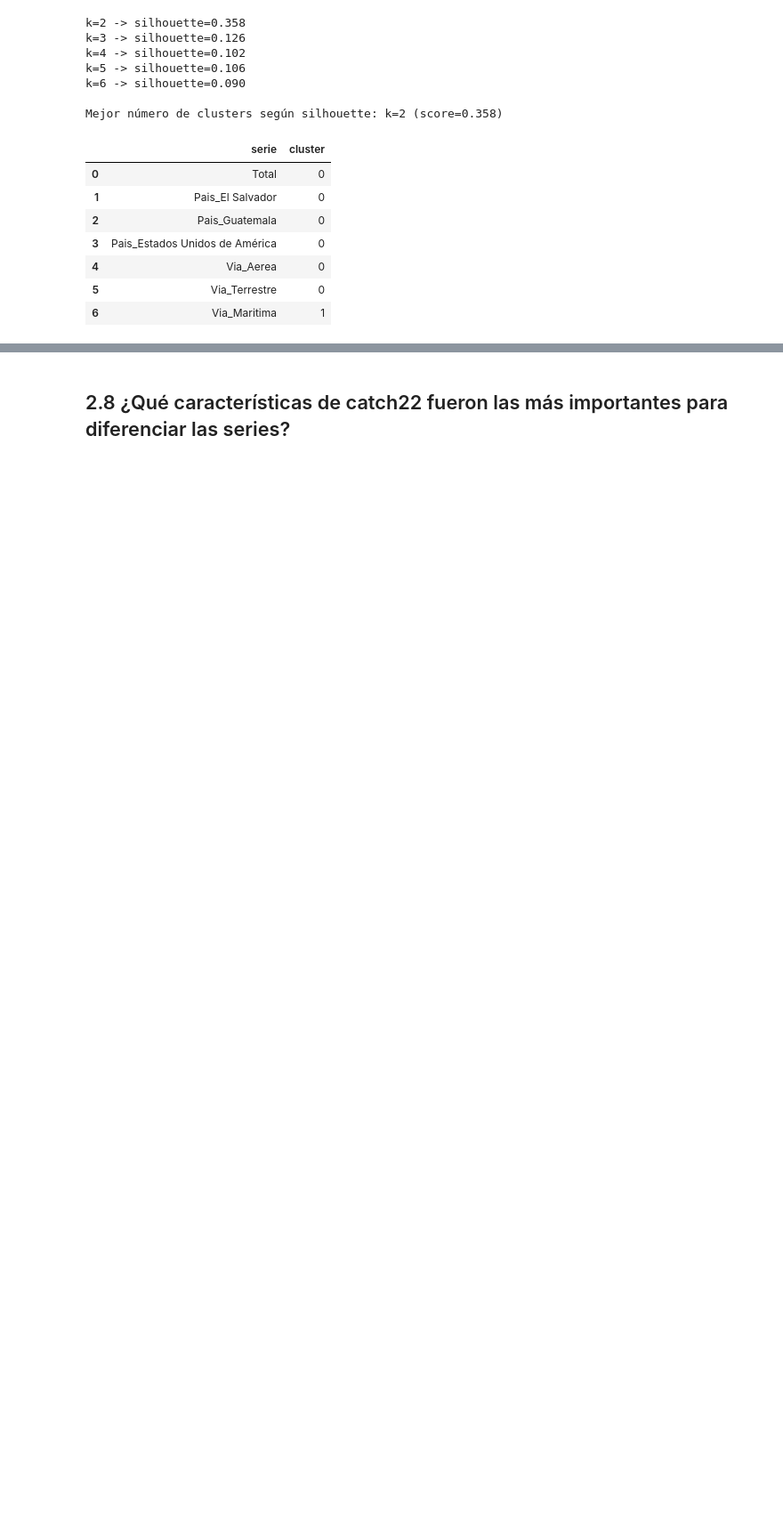
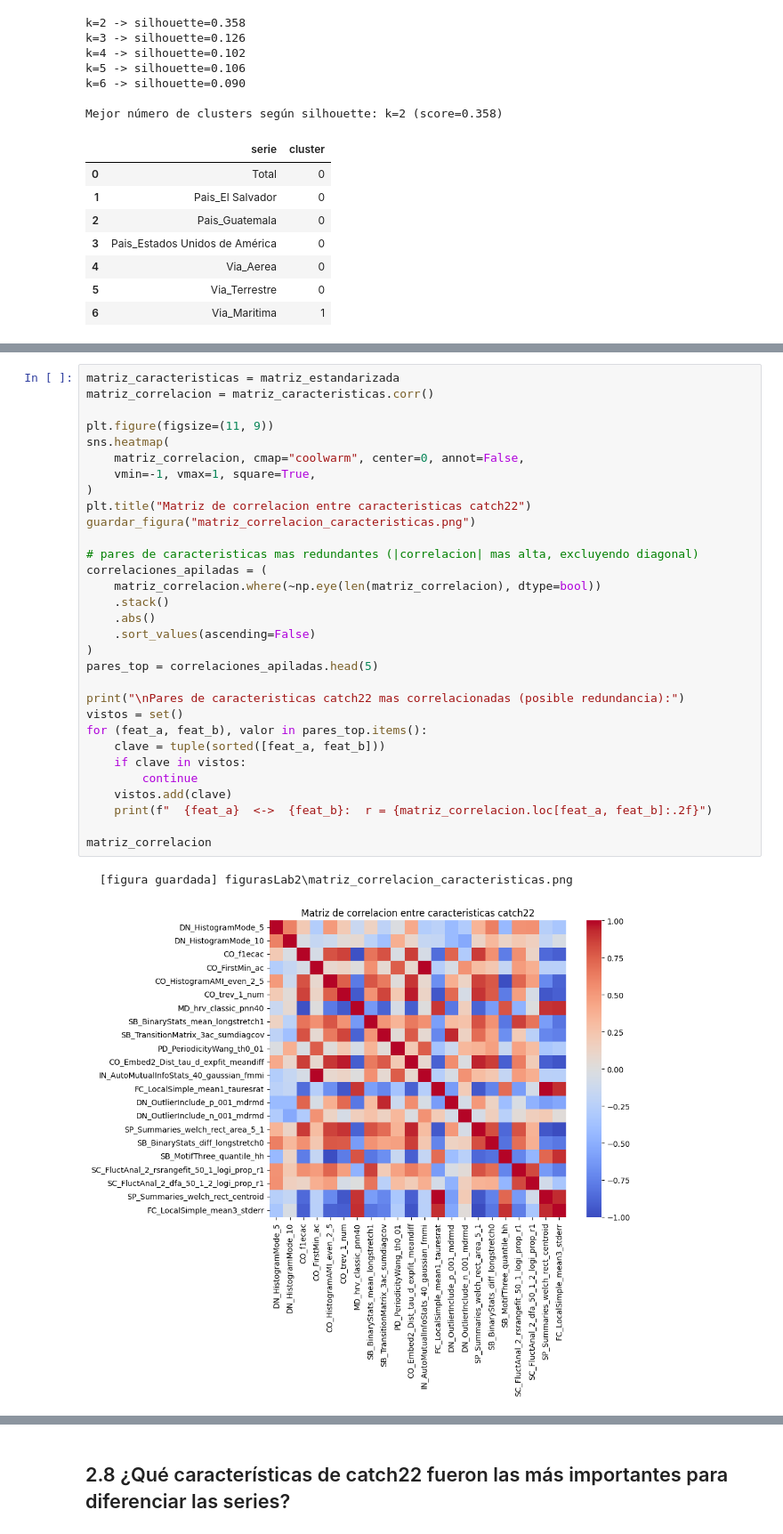
Before and after one commit to belennmm/DataS_Lab2_DeepLearning, a Jupyter notebook: laboratorio2_catch22.ipynb, the cells around one changed output, grey strips where cells are left out. Shown at 89% size. Drawn from its saved outputs; the diff is of its cells as text; blank space fills up the shorter version.

```diff
--- a/laboratorio2_catch22.ipynb
+++ b/laboratorio2_catch22.ipynb
@@ -249,0 +380,34 @@ Mejor número de clusters según silhouette: k=2 (score=0.358)
+# %%
+matriz_caracteristicas = matriz_estandarizada
+matriz_correlacion = matriz_caracteristicas.corr()
+
+plt.figure(figsize=(11, 9))
+sns.heatmap(
+    matriz_correlacion, cmap="coolwarm", center=0, annot=False,
+    vmin=-1, vmax=1, square=True,
+)
+plt.title("Matriz de correlacion entre caracteristicas catch22")
+guardar_figura("matriz_correlacion_caracteristicas.png")
+
+# pares de caracteristicas mas redundantes (|correlacion| mas alta, excluyendo diagonal)
+correlaciones_apiladas = (
+    matriz_correlacion.where(~np.eye(len(matriz_correlacion), dtype=bool))
+    .stack()
+    .abs()
+    .sort_values(ascending=False)
+)
+pares_top = correlaciones_apiladas.head(5)
+
+print("\nPares de caracteristicas catch22 mas correlacionadas (posible redundancia):")
+vistos = set()
+for (feat_a, feat_b), valor in pares_top.items():
+    clave = tuple(sorted([feat_a, feat_b]))
+    if clave in vistos:
+        continue
+    vistos.add(clave)
+    print(f"  {feat_a}  <->  {feat_b}:  r = {matriz_correlacion.loc[feat_a, feat_b]:.2f}")
+
+matriz_correlacion
+# %% [output]
+  [figura guardada] figurasLab2\matriz_correlacion_caracteristicas.png
+[figure, added]
```
Also changed, not shown: parts of 23 cells of this notebook, 6 other files.
